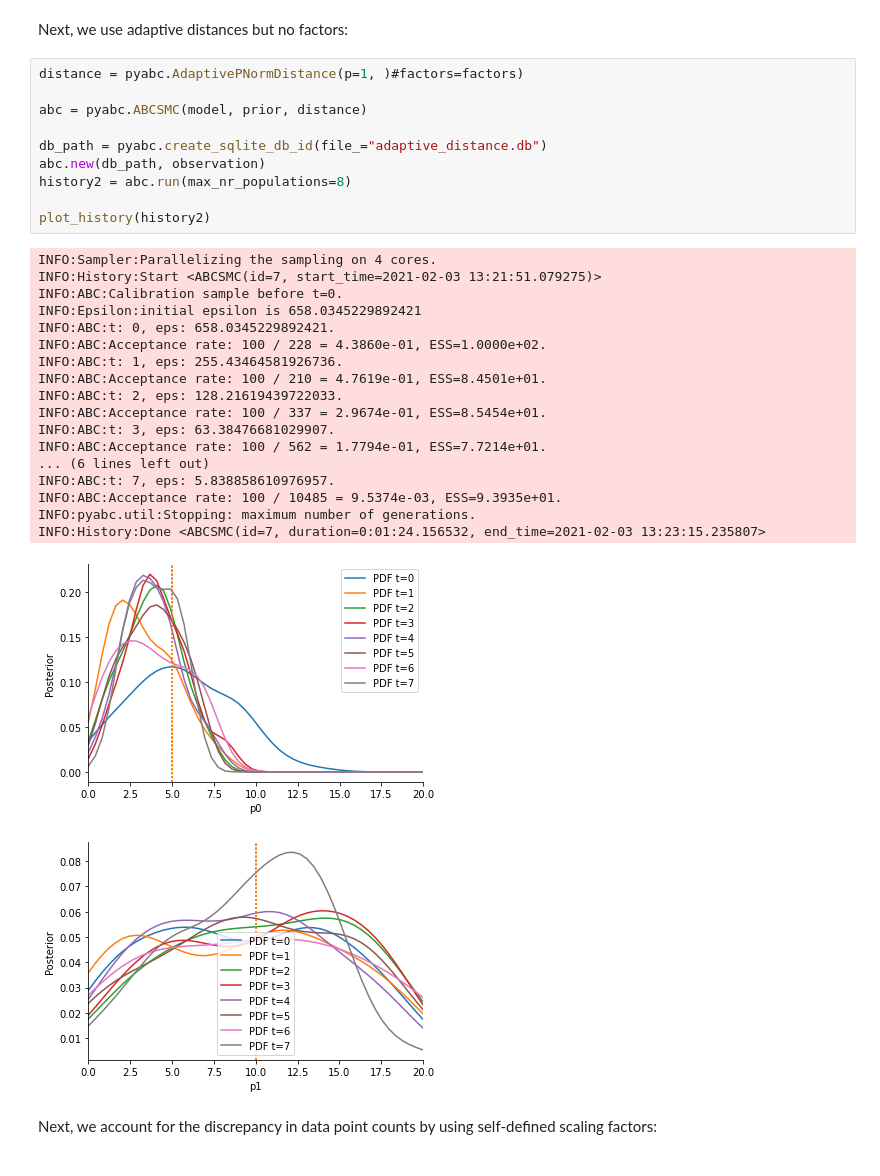
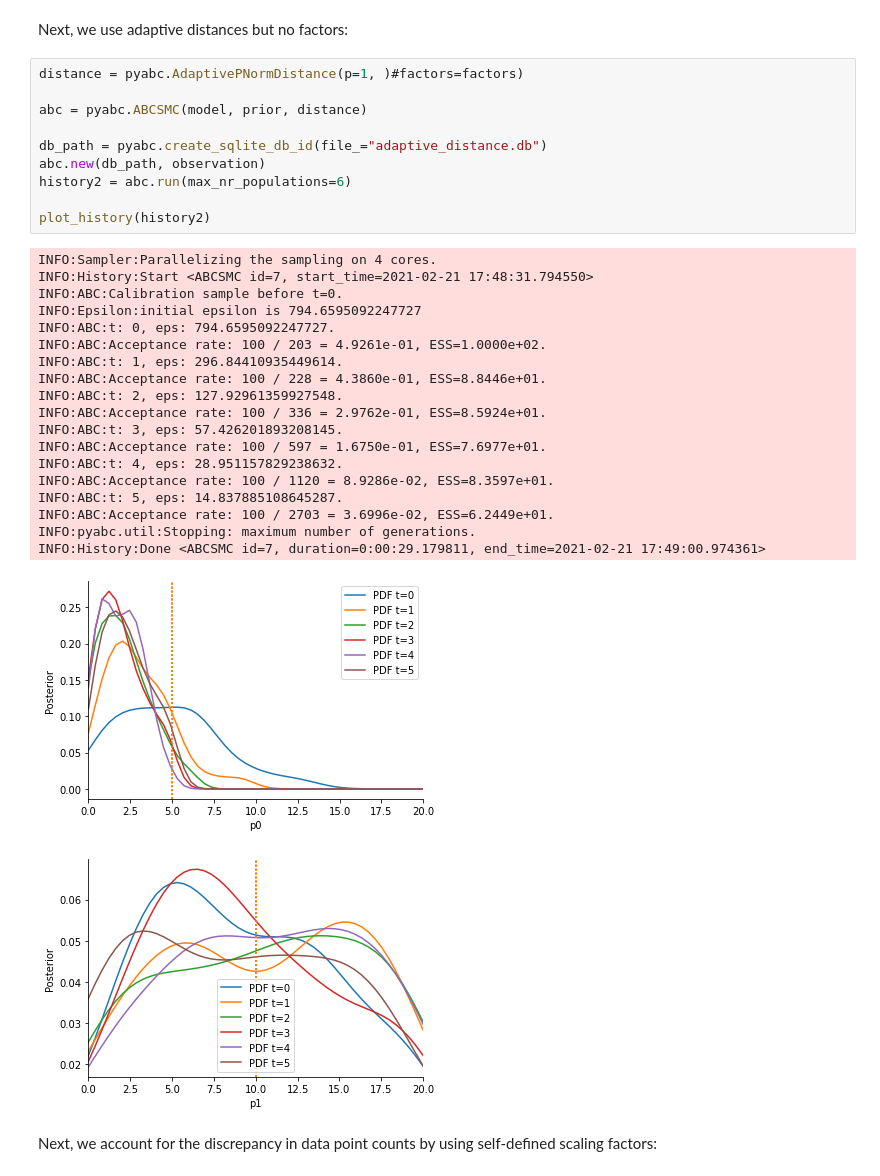
Before and after one commit to ICB-DCM/pyABC, a Jupyter notebook: doc/examples/adaptive_distances.ipynb, the cells around one changed output. Drawn from its saved outputs; the diff is of its cells as text.

```diff
--- a/doc/examples/adaptive_distances.ipynb
+++ b/doc/examples/adaptive_distances.ipynb
@@ -381,33 +382,34 @@ Next, we use adaptive distances but no factors:
 # %%
 distance = pyabc.AdaptivePNormDistance(p=1, )#factors=factors)
 
 abc = pyabc.ABCSMC(model, prior, distance)
 
 db_path = pyabc.create_sqlite_db_id(file_="adaptive_distance.db")
 abc.new(db_path, observation)
-history2 = abc.run(max_nr_populations=8)
+history2 = abc.run(max_nr_populations=6)
 
 plot_history(history2)
 # %% [output]
 INFO:Sampler:Parallelizing the sampling on 4 cores.
-INFO:History:Start <ABCSMC(id=7, start_time=2021-02-03 13:21:51.079275)>
+INFO:History:Start <ABCSMC id=7, start_time=2021-02-21 17:48:31.794550>
 INFO:ABC:Calibration sample before t=0.
-INFO:Epsilon:initial epsilon is 658.0345229892421
-INFO:ABC:t: 0, eps: 658.0345229892421.
-INFO:ABC:Acceptance rate: 100 / 228 = 4.3860e-01, ESS=1.0000e+02.
-INFO:ABC:t: 1, eps: 255.43464581926736.
-INFO:ABC:Acceptance rate: 100 / 210 = 4.7619e-01, ESS=8.4501e+01.
-INFO:ABC:t: 2, eps: 128.21619439722033.
-INFO:ABC:Acceptance rate: 100 / 337 = 2.9674e-01, ESS=8.5454e+01.
-INFO:ABC:t: 3, eps: 63.38476681029907.
-INFO:ABC:Acceptance rate: 100 / 562 = 1.7794e-01, ESS=7.7214e+01.
-... (6 lines left out)
-INFO:ABC:t: 7, eps: 5.838858610976957.
-INFO:ABC:Acceptance rate: 100 / 10485 = 9.5374e-03, ESS=9.3935e+01.
+INFO:Epsilon:initial epsilon is 794.6595092247727
+INFO:ABC:t: 0, eps: 794.6595092247727.
+INFO:ABC:Acceptance rate: 100 / 203 = 4.9261e-01, ESS=1.0000e+02.
+INFO:ABC:t: 1, eps: 296.84410935449614.
+INFO:ABC:Acceptance rate: 100 / 228 = 4.3860e-01, ESS=8.8446e+01.
+INFO:ABC:t: 2, eps: 127.92961359927548.
+INFO:ABC:Acceptance rate: 100 / 336 = 2.9762e-01, ESS=8.5924e+01.
+INFO:ABC:t: 3, eps: 57.426201893208145.
+INFO:ABC:Acceptance rate: 100 / 597 = 1.6750e-01, ESS=7.6977e+01.
+INFO:ABC:t: 4, eps: 28.951157829238632.
+INFO:ABC:Acceptance rate: 100 / 1120 = 8.9286e-02, ESS=8.3597e+01.
+INFO:ABC:t: 5, eps: 14.837885108645287.
+INFO:ABC:Acceptance rate: 100 / 2703 = 3.6996e-02, ESS=6.2449e+01.
 INFO:pyabc.util:Stopping: maximum number of generations.
-INFO:History:Done <ABCSMC(id=7, duration=0:01:24.156532, end_time=2021-02-03 13:23:15.235807>
+INFO:History:Done <ABCSMC id=7, duration=0:00:29.179811, end_time=2021-02-21 17:49:00.974361>
-[figure, old version]
+[figure, new version]
-[figure, old version]
+[figure, new version]
 # %% [markdown]
 Next, we account for the discrepancy in data point counts by using self-defined scaling factors:
 # %%
```
Also changed, not shown: parts of 15 cells of this notebook, 3 other files.
